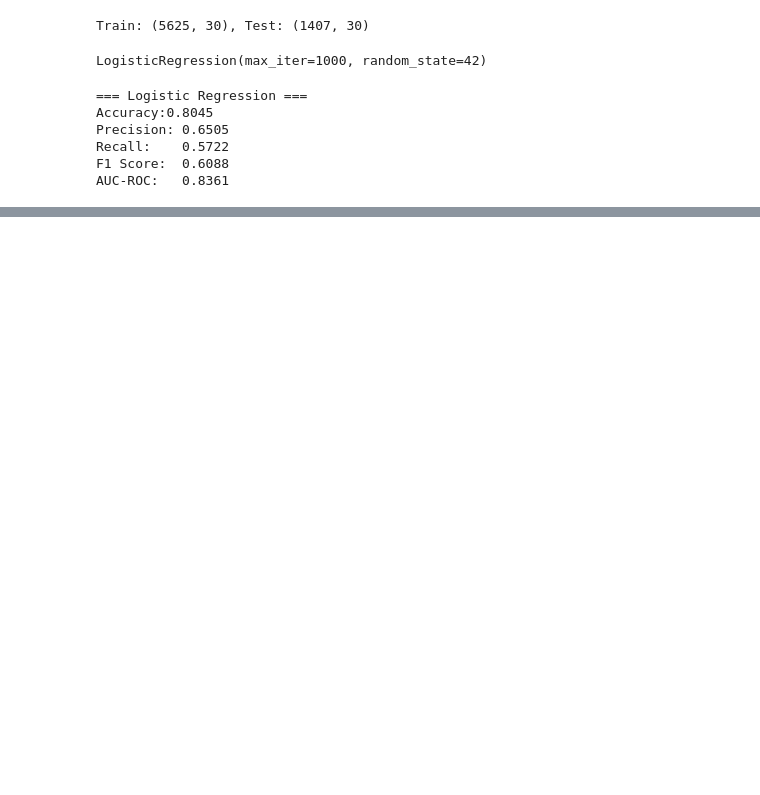
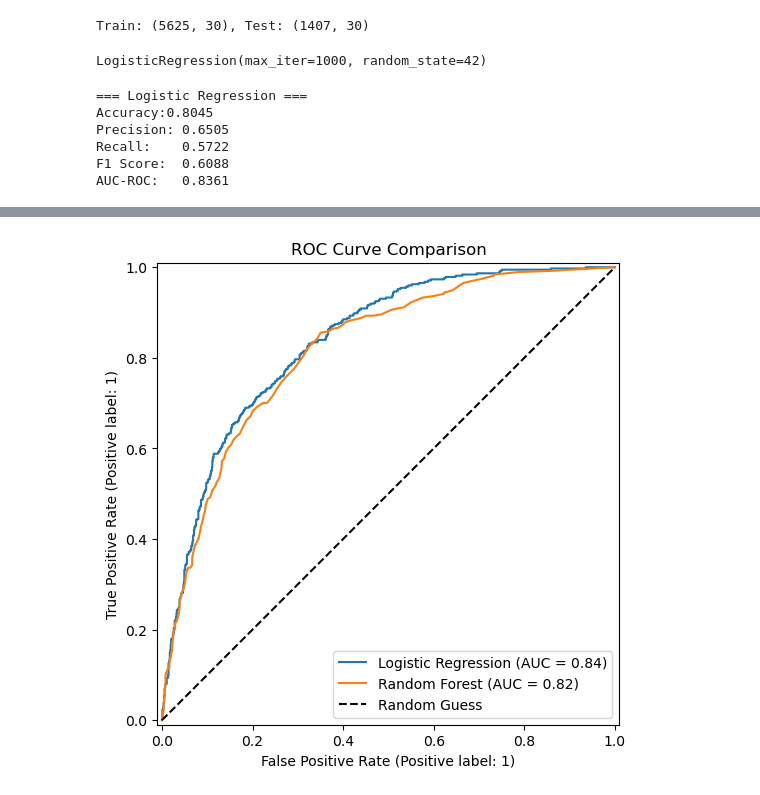
Before and after one commit to Ananthakrishnan-Jayadev/customer_churn_prediction, a Jupyter notebook: notebooks/03_baseline_models.ipynb, the cells around one changed output, grey strips where cells are left out. Cells and saved outputs as stored; diff of their text form; code cells hidden in the pictures; blank space fills up the shorter version.

```diff
--- a/notebooks/03_baseline_models.ipynb
+++ b/notebooks/03_baseline_models.ipynb
@@ -66,0 +115,12 @@ AUC-ROC:   0.8361
+# %%
+fig, ax = plt.subplots(figsize=(8, 6))
+
+RocCurveDisplay.from_predictions(y_test, lr_prob, name='Logistic Regression', ax=ax)
+RocCurveDisplay.from_predictions(y_test, rf_prob, name='Random Forest', ax=ax)
+
+plt.plot([0, 1], [0, 1], 'k--', label='Random Guess')
+plt.title('ROC Curve Comparison')
+plt.legend()
+plt.show()
+# %% [output]
+[figure, added]
```
Also changed, not shown: parts of 6 cells of this notebook.
